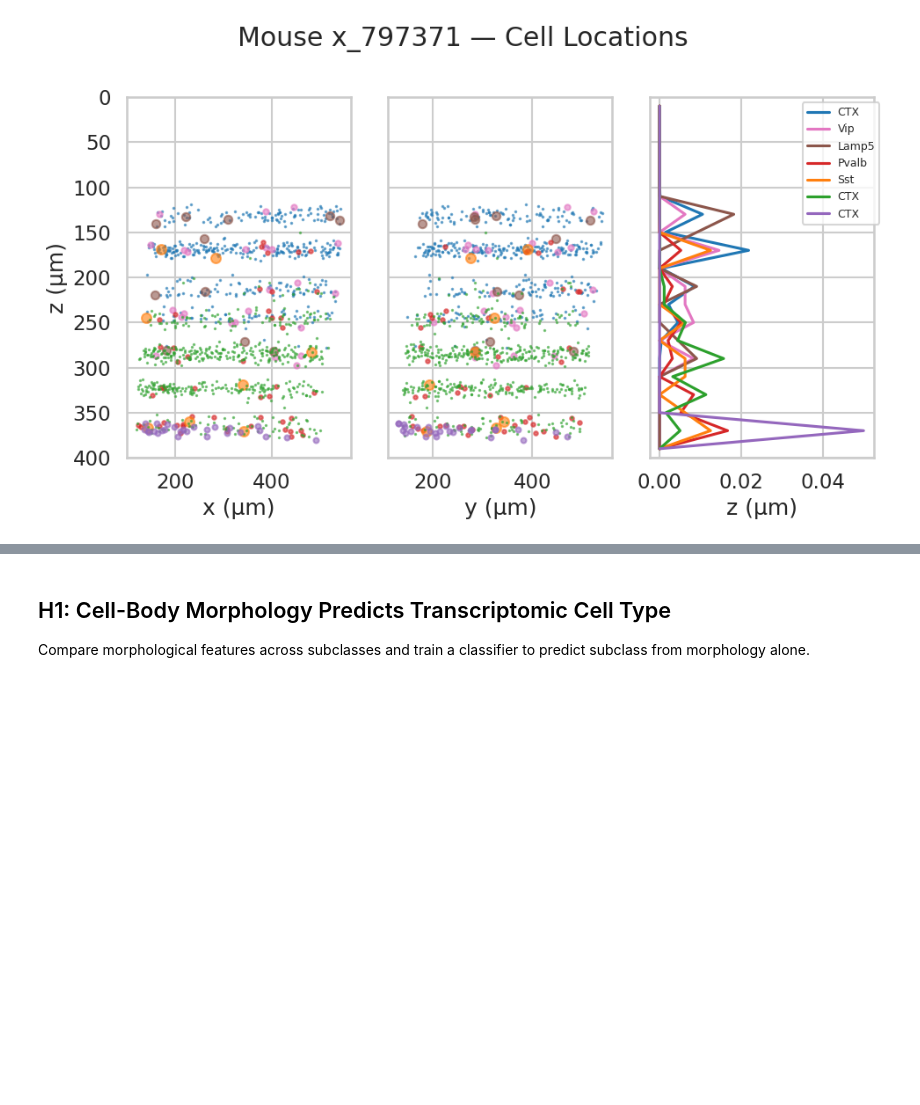
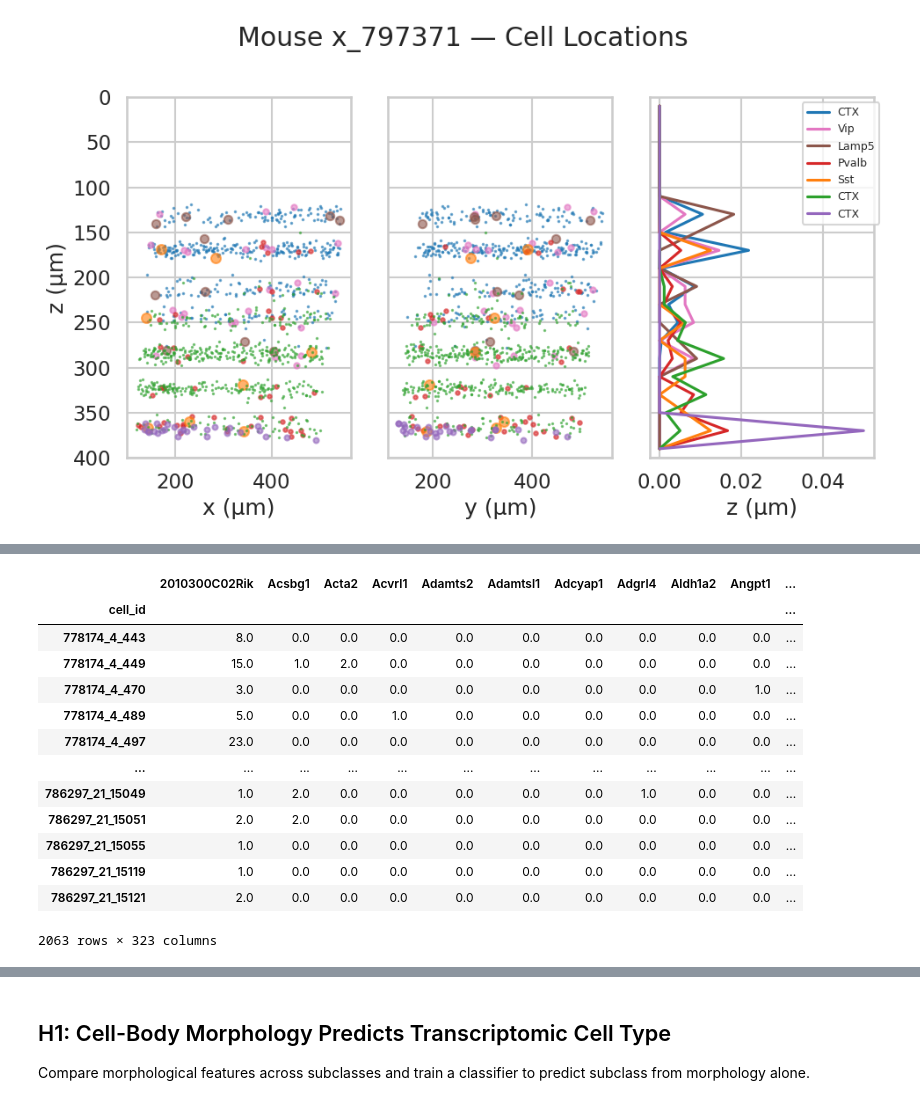
Before and after one commit to omidzobeiri/oPhys_Transcriptomics_Analysis, a Jupyter notebook: code/Analysis/Domain_H_Morphology/01_cell-body-morphology-predicts-transcriptomic-cell-type.ipynb, the cells around one changed output, grey strips where cells are left out. Drawn from its saved outputs; the diff is of its cells as text; code cells hidden in the pictures; blank space fills up the shorter version.

```diff
--- a/code/Analysis/Domain_H_Morphology/01_cell-body-morphology-predicts-transcriptomic-cell-type.ipynb
+++ b/code/Analysis/Domain_H_Morphology/01_cell-body-morphology-predicts-transcriptomic-cell-type.ipynb
@@ -147,0 +166,17 @@ for mid in MOUSE_IDS:
+# %%
+pd.concat([merged_cells_dict[mid] for mid in ['x_778174','x_786297']])
+# %% [output]
+|  | 2010300C02Rik | Acsbg1 | Acta2 | Acvrl1 | Adamts2 | Adamtsl1 | Adcyap1 | Adgrl4 | Aldh1a2 | Angpt1 | ... |
+| cell_id |  |  |  |  |  |  |  |  |  |  | ... |
+| 778174_4_443 | 8.0 | 0.0 | 0.0 | 0.0 | 0.0 | 0.0 | 0.0 | 0.0 | 0.0 | 0.0 | ... |
+| 778174_4_449 | 15.0 | 1.0 | 2.0 | 0.0 | 0.0 | 0.0 | 0.0 | 0.0 | 0.0 | 0.0 | ... |
+| 778174_4_470 | 3.0 | 0.0 | 0.0 | 0.0 | 0.0 | 0.0 | 0.0 | 0.0 | 0.0 | 1.0 | ... |
+| 778174_4_489 | 5.0 | 0.0 | 0.0 | 1.0 | 0.0 | 0.0 | 0.0 | 0.0 | 0.0 | 0.0 | ... |
+| 778174_4_497 | 23.0 | 0.0 | 0.0 | 0.0 | 0.0 | 0.0 | 0.0 | 0.0 | 0.0 | 0.0 | ... |
+| ... | ... | ... | ... | ... | ... | ... | ... | ... | ... | ... | ... |
+| 786297_21_15049 | 1.0 | 2.0 | 0.0 | 0.0 | 0.0 | 0.0 | 0.0 | 1.0 | 0.0 | 0.0 | ... |
+| 786297_21_15051 | 2.0 | 2.0 | 0.0 | 0.0 | 0.0 | 0.0 | 0.0 | 0.0 | 0.0 | 0.0 | ... |
+| 786297_21_15055 | 1.0 | 0.0 | 0.0 | 0.0 | 0.0 | 0.0 | 0.0 | 0.0 | 0.0 | 0.0 | ... |
+| 786297_21_15119 | 1.0 | 0.0 | 0.0 | 0.0 | 0.0 | 0.0 | 0.0 | 0.0 | 0.0 | 0.0 | ... |
+| 786297_21_15121 | 2.0 | 0.0 | 0.0 | 0.0 | 0.0 | 0.0 | 0.0 | 0.0 | 0.0 | 0.0 | ... |
+2063 rows × 323 columns
```
Also changed, not shown: parts of 3 cells of this notebook.
